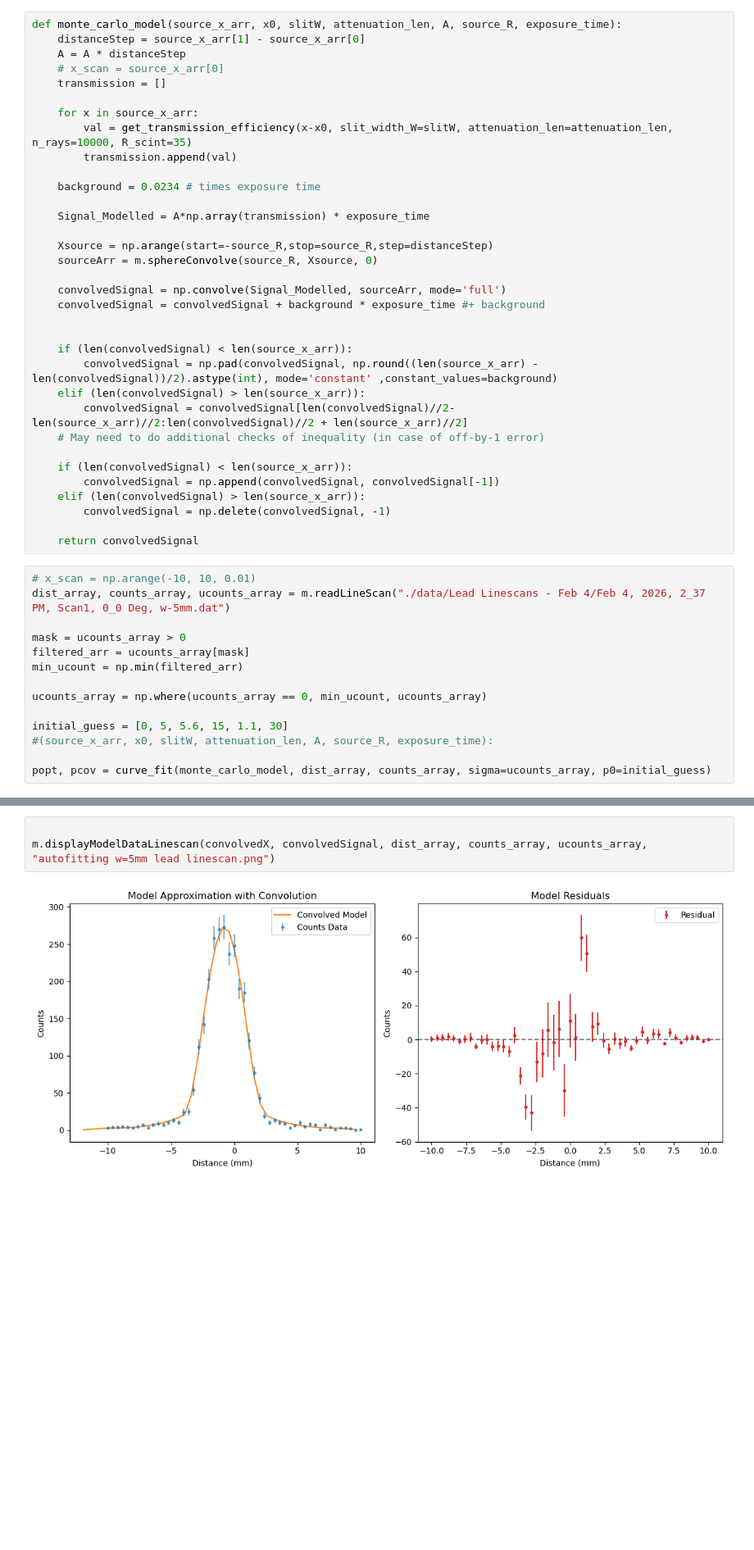
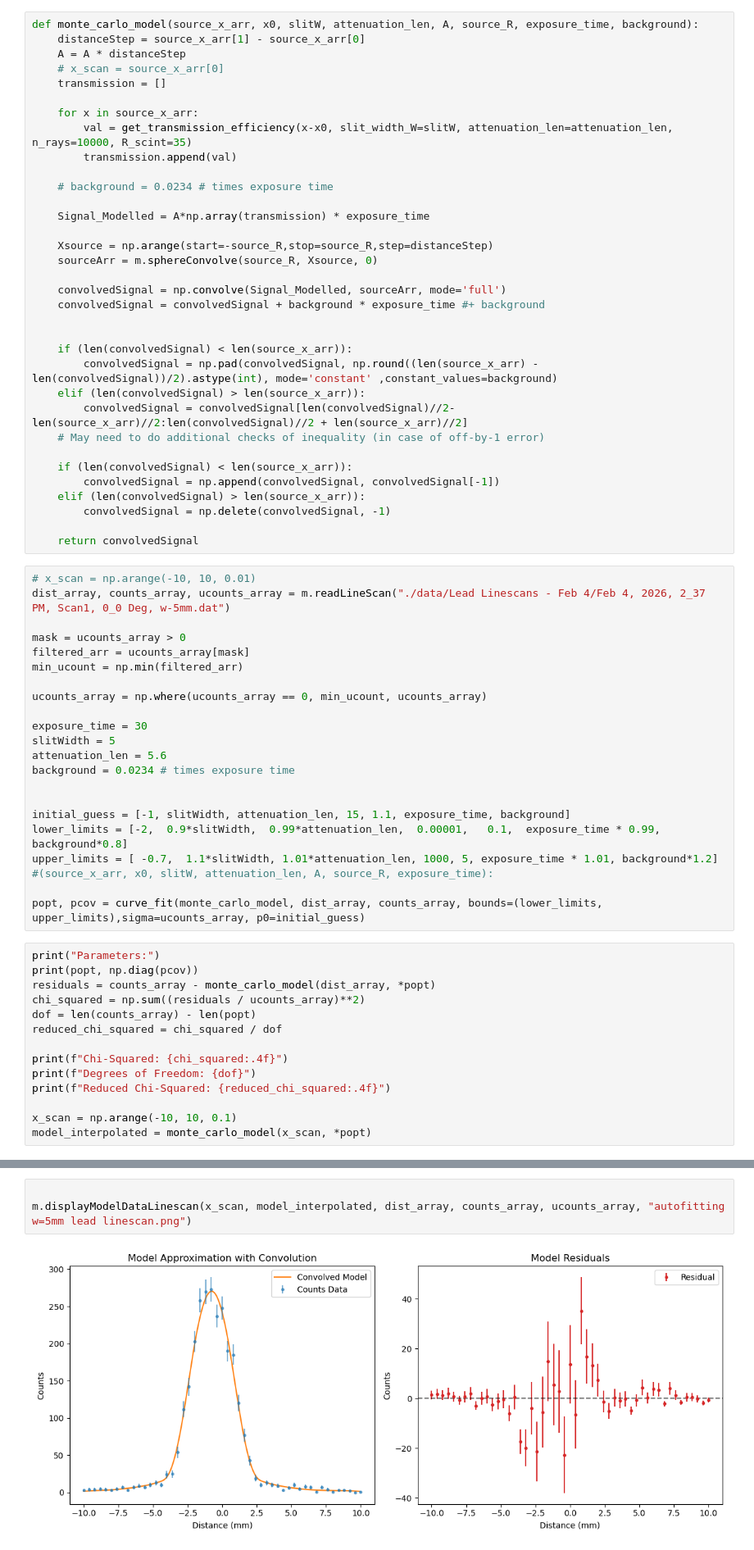
Before and after one commit to MarkZhit/PHYS409-PET, a Jupyter notebook: AlphaDetermination.ipynb, the cells around one changed output, grey strips where cells are left out. Shown at 82% size. Cells and saved outputs as stored; diff of their text form; blank space fills up the shorter version.

Commit message:
Got autofitting to work, all parametesr are within reason, now I need to try autofitting a large variety of lead linescans and compare them

```diff
--- a/AlphaDetermination.ipynb
+++ b/AlphaDetermination.ipynb
@@ -361,7 +361,7 @@ m.displayModelDataLinescan(convolvedX, convolvedSignal, dist_array, counts_array
 # %% [markdown]
 ## Making Model Callable
 # %%
-def monte_carlo_model(source_x_arr, x0, slitW, attenuation_len, A, source_R, exposure_time):
+def monte_carlo_model(source_x_arr, x0, slitW, attenuation_len, A, source_R, exposure_time, background):
     distanceStep = source_x_arr[1] - source_x_arr[0]
     A = A * distanceStep
     # x_scan = source_x_arr[0]
@@ -371,7 +371,7 @@ def monte_carlo_model(source_x_arr, x0, slitW, attenuation_len, A, source_R, exp
         val = get_transmission_efficiency(x-x0, slit_width_W=slitW, attenuation_len=attenuation_len, n_rays=10000, R_scint=35)
         transmission.append(val)
 
-    background = 0.0234 # times exposure time
+    # background = 0.0234 # times exposure time
 
     Signal_Modelled = A*np.array(transmission) * exposure_time
 
@@ -404,7 +404,29 @@ min_ucount = np.min(filtered_arr)
 
 ucounts_array = np.where(ucounts_array == 0, min_ucount, ucounts_array)
 
-initial_guess = [0, 5, 5.6, 15, 1.1, 30]
+exposure_time = 30
+slitWidth = 5
+attenuation_len = 5.6
+background = 0.0234 # times exposure time
+
+
+initial_guess = [-1, slitWidth, attenuation_len, 15, 1.1, exposure_time, background]
+lower_limits = [-2,  0.9*slitWidth,  0.99*attenuation_len,  0.00001,   0.1,  exposure_time * 0.99, background*0.8]
+upper_limits = [ -0.7,  1.1*slitWidth, 1.01*attenuation_len, 1000, 5, exposure_time * 1.01, background*1.2]
 #(source_x_arr, x0, slitW, attenuation_len, A, source_R, exposure_time):
 
-popt, pcov = curve_fit(monte_carlo_model, dist_array, counts_array, sigma=ucounts_array, p0=initial_guess)
+popt, pcov = curve_fit(monte_carlo_model, dist_array, counts_array, bounds=(lower_limits, upper_limits),sigma=ucounts_array, p0=initial_guess)
+# %%
+print("Parameters:")
+print(popt, np.diag(pcov))
+residuals = counts_array - monte_carlo_model(dist_array, *popt)
+chi_squared = np.sum((residuals / ucounts_array)**2)
+dof = len(counts_array) - len(popt)
+reduced_chi_squared = chi_squared / dof
+
+print(f"Chi-Squared: {chi_squared:.4f}")
+print(f"Degrees of Freedom: {dof}")
+print(f"Reduced Chi-Squared: {reduced_chi_squared:.4f}")
+
+x_scan = np.arange(-10, 10, 0.1)
+model_interpolated = monte_carlo_model(x_scan, *popt)
@@ -411,5 +441,5 @@ popt, pcov = curve_fit(monte_carlo_model, dist_array, counts_array, sigma=ucount
 # %%
 
-m.displayModelDataLinescan(convolvedX, convolvedSignal, dist_array, counts_array, ucounts_array, "autofitting w=5mm lead linescan.png")
+m.displayModelDataLinescan(x_scan, model_interpolated, dist_array, counts_array, ucounts_array, "autofitting w=5mm lead linescan.png")
 # %% [output]
-[figure, old version]
+[figure, new version]
```
Also changed, not shown: parts of 1 cell of this notebook, 2 other files.
